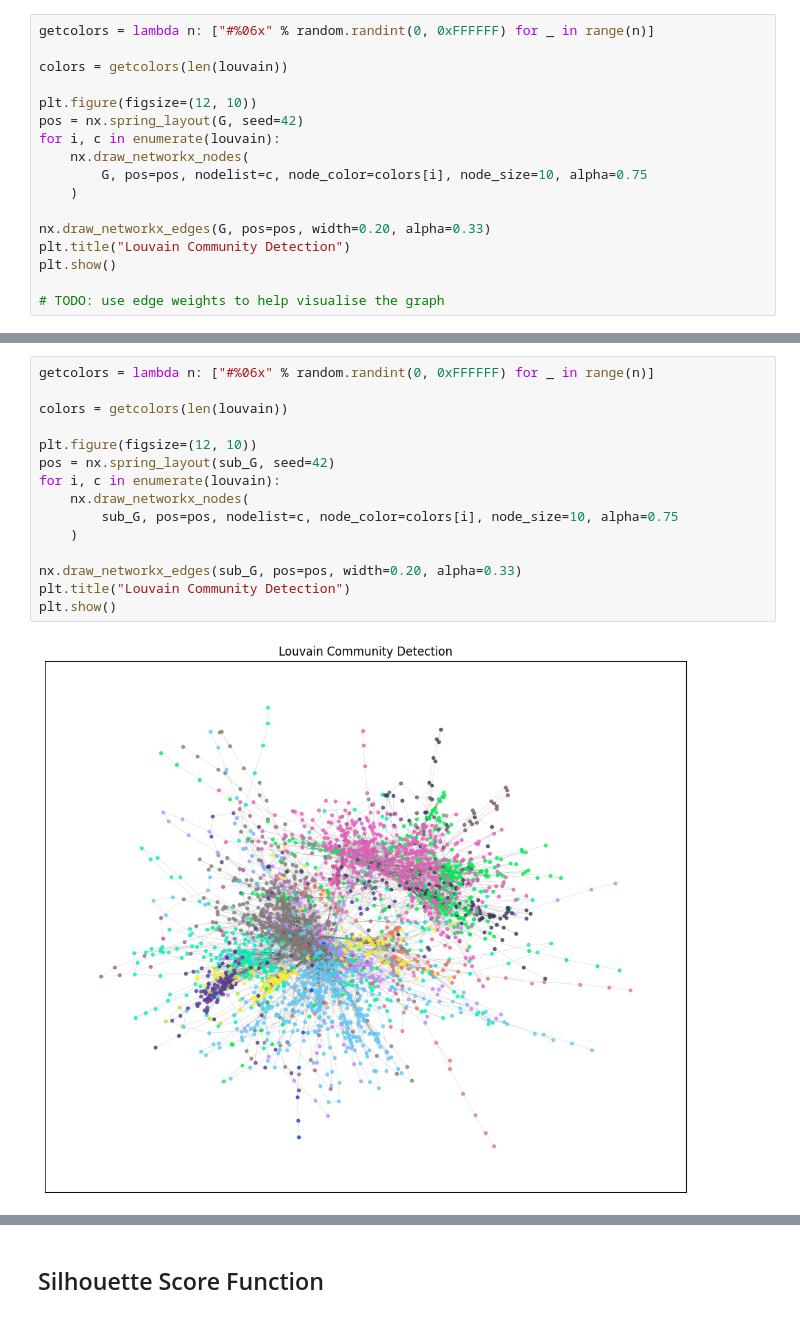
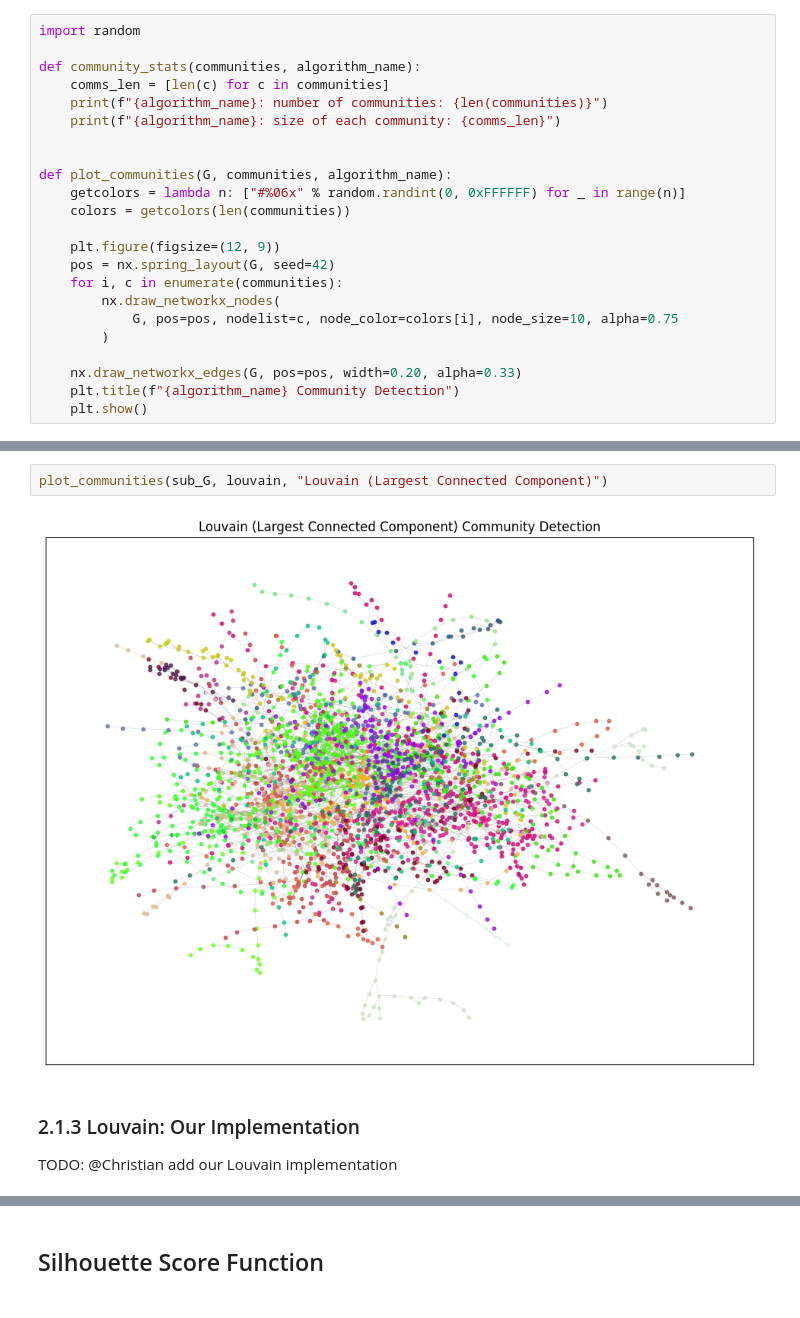
Before and after one commit to mattduerrmeier/sbb-analytics, a Jupyter notebook: community_detection.ipynb, the cells around one changed output, grey strips where cells are left out. Drawn from its saved outputs; the diff is of its cells as text.

Commit message:
Update community detection notebook

```diff
--- a/community_detection.ipynb
+++ b/community_detection.ipynb
@@ -77,17 +41,23 @@ Louvain: size of each community: [6, 10, 4, 14]
 # %%
-getcolors = lambda n: ["#%06x" % random.randint(0, 0xFFFFFF) for _ in range(n)]
+import random
 
-colors = getcolors(len(louvain))
+def community_stats(communities, algorithm_name):
+    comms_len = [len(c) for c in communities]
+    print(f"{algorithm_name}: number of communities: {len(communities)}")
+    print(f"{algorithm_name}: size of each community: {comms_len}")
 
-plt.figure(figsize=(12, 10))
-pos = nx.spring_layout(G, seed=42)
-for i, c in enumerate(louvain):
-    nx.draw_networkx_nodes(
-        G, pos=pos, nodelist=c, node_color=colors[i], node_size=10, alpha=0.75
-    )
 
-nx.draw_networkx_edges(G, pos=pos, width=0.20, alpha=0.33)
-plt.title("Louvain Community Detection")
-plt.show()
+def plot_communities(G, communities, algorithm_name):
+    getcolors = lambda n: ["#%06x" % random.randint(0, 0xFFFFFF) for _ in range(n)]
+    colors = getcolors(len(communities))
 
-# TODO: use edge weights to help visualise the graph
+    plt.figure(figsize=(12, 9))
+    pos = nx.spring_layout(G, seed=42)
+    for i, c in enumerate(communities):
+        nx.draw_networkx_nodes(
+            G, pos=pos, nodelist=c, node_color=colors[i], node_size=10, alpha=0.75
+        )
+
+    nx.draw_networkx_edges(G, pos=pos, width=0.20, alpha=0.33)
+    plt.title(f"{algorithm_name} Community Detection")
+    plt.show()
@@ -113,17 +94,8 @@ Louvain LCC: size of each community: [214, 315, 13, 527, 439, 148, 108, 139, 32,
 # %%
-getcolors = lambda n: ["#%06x" % random.randint(0, 0xFFFFFF) for _ in range(n)]
-
-colors = getcolors(len(louvain))
-
-plt.figure(figsize=(12, 10))
-pos = nx.spring_layout(sub_G, seed=42)
-for i, c in enumerate(louvain):
-    nx.draw_networkx_nodes(
-        sub_G, pos=pos, nodelist=c, node_color=colors[i], node_size=10, alpha=0.75
-    )
-
-nx.draw_networkx_edges(sub_G, pos=pos, width=0.20, alpha=0.33)
-plt.title("Louvain Community Detection")
-plt.show()
+plot_communities(sub_G, louvain, "Louvain (Largest Connected Component)")
 # %% [output]
-[figure, old version]
+[figure, new version]
+# %% [markdown]
+### 2.1.3 Louvain: Our Implementation
+
+TODO: @Christian add our Louvain implementation
```
Also changed, not shown: parts of 35 cells of this notebook, 1 other file.
